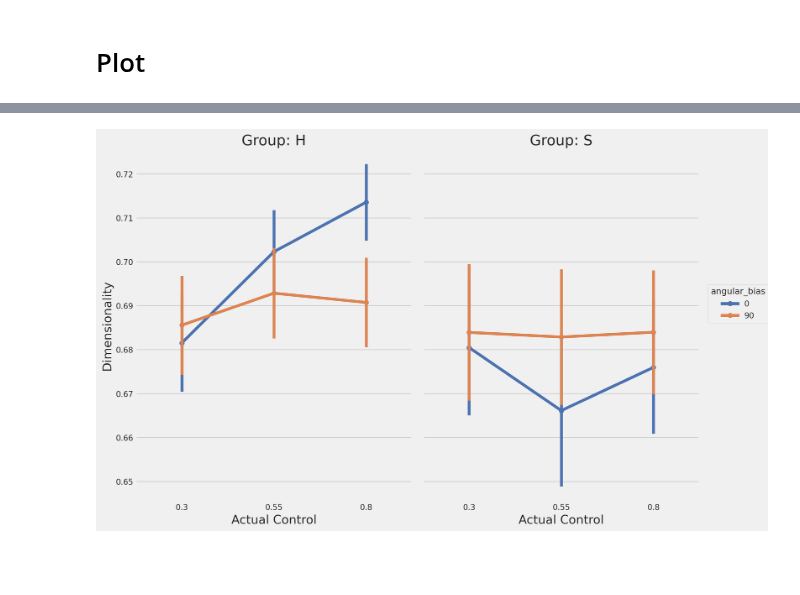
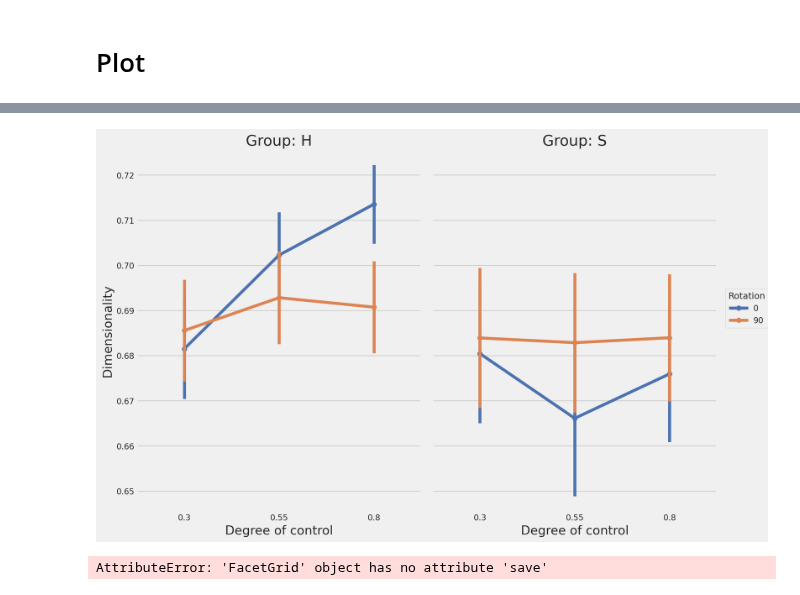
Before and after one commit to acercyc/Keio-Testing_analysis, a Jupyter notebook: src/ana_action_plan_dimentionality_report_3d.ipynb, the cells around one changed output, grey strips where cells are left out. Saved outputs shown, nothing was run; the diff lists cells and outputs as text; code cells hidden in the pictures; blank space fills up the shorter version.

```diff
--- a/src/ana_action_plan_dimentionality_report_3d.ipynb
+++ b/src/ana_action_plan_dimentionality_report_3d.ipynb
@@ -17,7 +18,7 @@ importlib.reload(utils)
 # %% [markdown]
 # One dot
 # %%
-filename = utils.Save.savepath('ana_action_plan_dimentionality_redraw', 'three_dot_dim.csv')
+filename = utils.Save.savepath('ana_action_plan_dimentionality', 'three_dot_dim.csv')
 df_all = pd.read_csv(filename)
 
 df_all_group = df_all.copy()
@@ -200,20 +210,23 @@ $ANOVA
 # %%
-import matplotlib.pyplot as plt
-from matplotlib import style
 
 plt.style.use('default')
 p = (
         so.Plot(df_all_group, x="actual_control", y="dim", color="angular_bias")
         .facet("group")
         .add(so.Line(marker="o"), so.Agg())
         .theme({**style.library['fivethirtyeight']})
         .scale(color="deep")
         .add(so.Range(), so.Est(errorbar="se"))
         .layout(size=(12, 8))
-        .label(x="Actual Control", y="Dimensionality", col="Group:")
+        .label(x="Degree of control", y="Dimensionality", col="Group:", color="Rotation")
 
     )
 # sns.set_style("whitegrid")
 p
 # %% [output]
-[figure, old version]
+[figure, new version]
+# %%
+filepaths = utils.Save.savepath(savepath, 'dimentionality.pdf')
+p.save(filepaths)
+# %% [output]
+AttributeError: 'FacetGrid' object has no attribute 'save'
```
Also changed, not shown: parts of 5 cells of this notebook, 10 other files.
